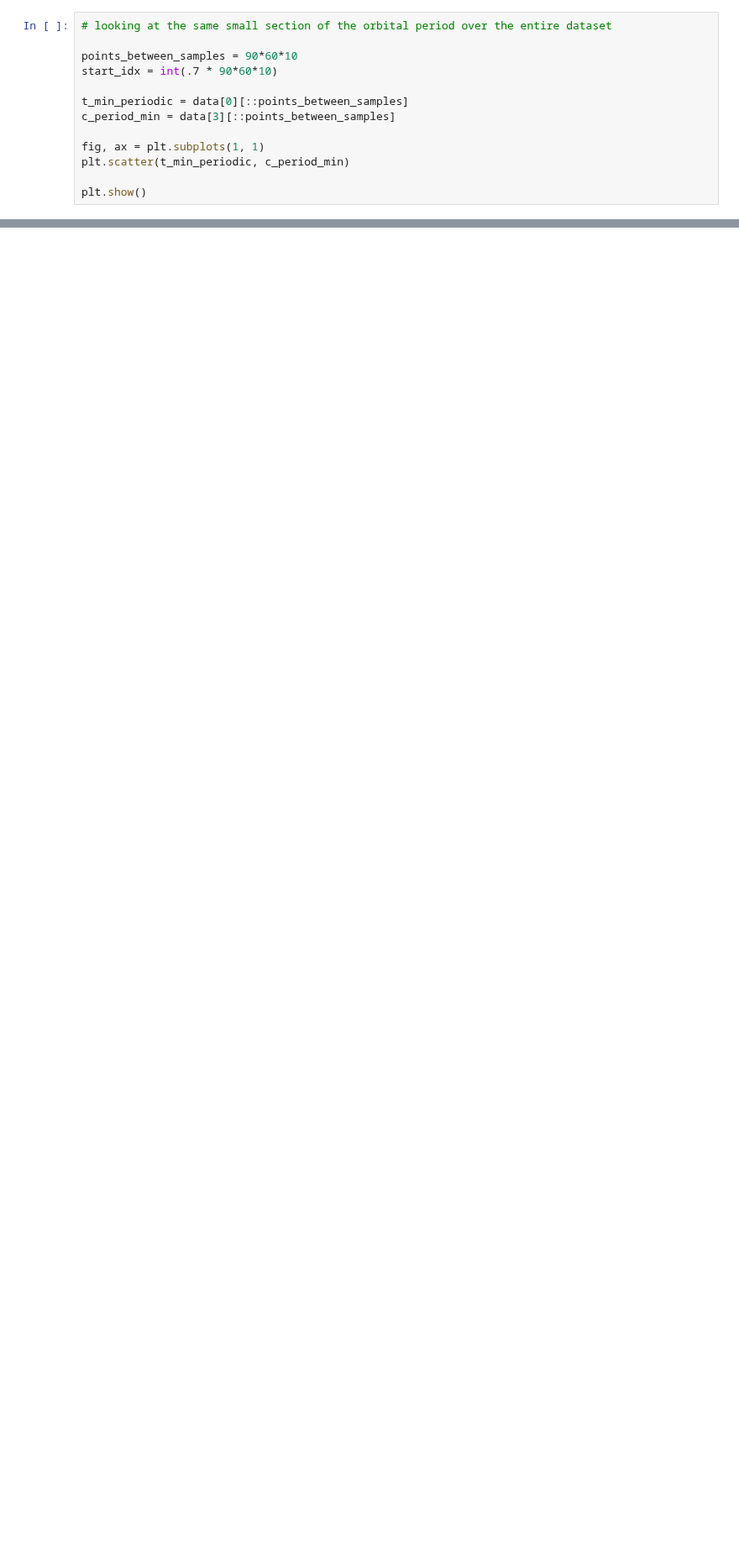
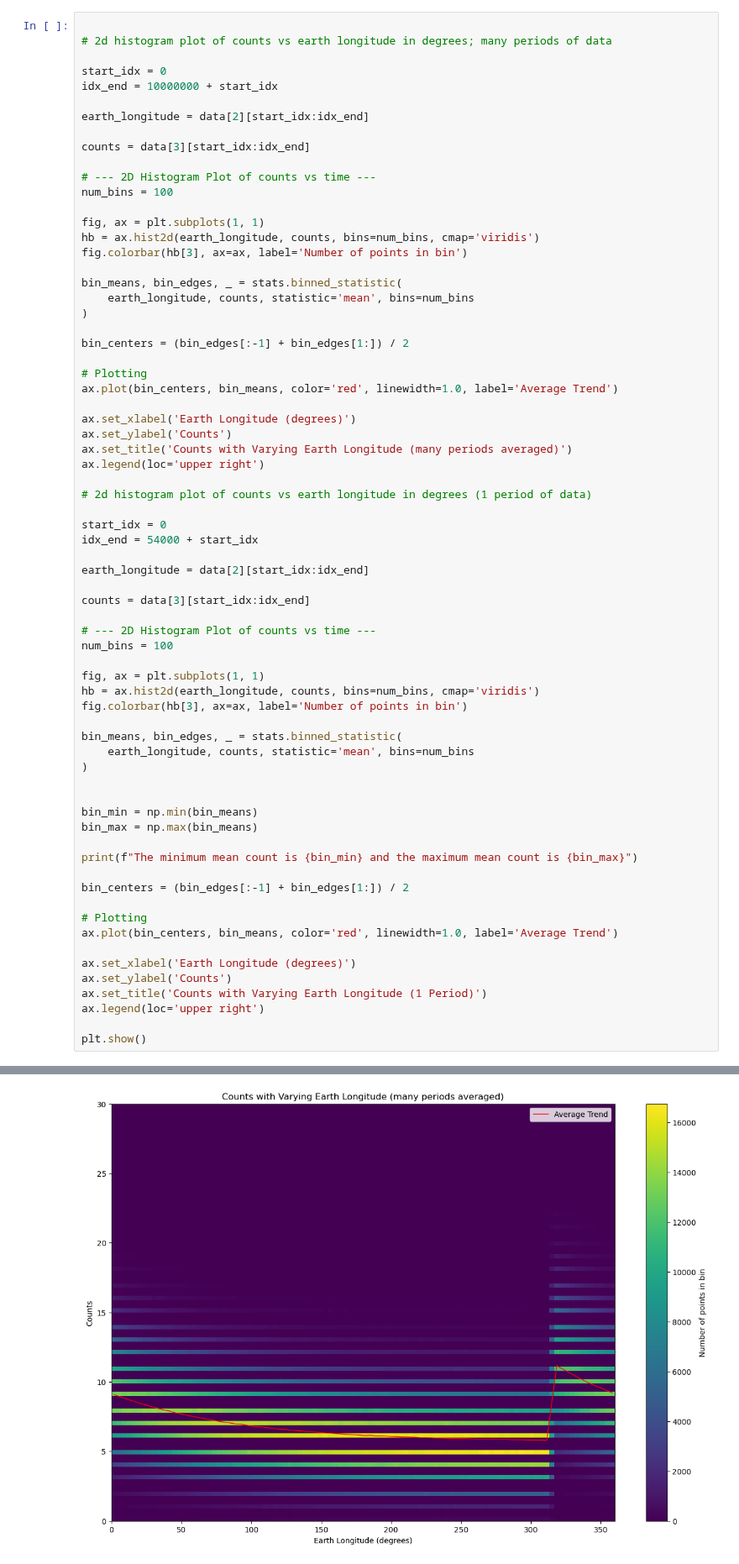
Before and after one commit to OwenCJ/Adv_lab-phys-434, a Jupyter notebook: Lab_4.ipynb, the cells around one changed output, grey strips where cells are left out. Shown at 84% size. Drawn from its saved outputs; the diff is of its cells as text; blank space fills up the shorter version.

```diff
--- a/Lab_4.ipynb
+++ b/Lab_4.ipynb
@@ -211,14 +224,70 @@ plt.show()
 # %%
-# looking at the same small section of the orbital period over the entire dataset
 
-points_between_samples = 90*60*10
-start_idx = int(.7 * 90*60*10)
+# 2d histogram plot of counts vs earth longitude in degrees; many periods of data
 
-t_min_periodic = data[0][::points_between_samples]
-c_period_min = data[3][::points_between_samples]
+start_idx = 0
+idx_end = 10000000 + start_idx
+
+earth_longitude = data[2][start_idx:idx_end]
+
+counts = data[3][start_idx:idx_end]
+
+# --- 2D Histogram Plot of counts vs time ---
+num_bins = 100
 
 fig, ax = plt.subplots(1, 1)
-plt.scatter(t_min_periodic, c_period_min)
+hb = ax.hist2d(earth_longitude, counts, bins=num_bins, cmap='viridis')
+fig.colorbar(hb[3], ax=ax, label='Number of points in bin')
+
+bin_means, bin_edges, _ = stats.binned_statistic(
+    earth_longitude, counts, statistic='mean', bins=num_bins
+)
+
+bin_centers = (bin_edges[:-1] + bin_edges[1:]) / 2
+
+# Plotting
+ax.plot(bin_centers, bin_means, color='red', linewidth=1.0, label='Average Trend')
+
+ax.set_xlabel('Earth Longitude (degrees)')
+ax.set_ylabel('Counts')
+ax.set_title('Counts with Varying Earth Longitude (many periods averaged)')
+ax.legend(loc='upper right')
+
+# 2d histogram plot of counts vs earth longitude in degrees (1 period of data)
+
+start_idx = 0
+idx_end = 54000 + start_idx
+
+earth_longitude = data[2][start_idx:idx_end]
+
+counts = data[3][start_idx:idx_end]
+
+# --- 2D Histogram Plot of counts vs time ---
+num_bins = 100
+
+fig, ax = plt.subplots(1, 1)
+hb = ax.hist2d(earth_longitude, counts, bins=num_bins, cmap='viridis')
+fig.colorbar(hb[3], ax=ax, label='Number of points in bin')
+
+bin_means, bin_edges, _ = stats.binned_statistic(
+    earth_longitude, counts, statistic='mean', bins=num_bins
+)
+
+
+bin_min = np.min(bin_means)
+bin_max = np.max(bin_means)
+
+print(f"The minimum mean count is {bin_min} and the maximum mean count is {bin_max}")
+
+bin_centers = (bin_edges[:-1] + bin_edges[1:]) / 2
+
+# Plotting
+ax.plot(bin_centers, bin_means, color='red', linewidth=1.0, label='Average Trend')
+
+ax.set_xlabel('Earth Longitude (degrees)')
+ax.set_ylabel('Counts')
+ax.set_title('Counts with Varying Earth Longitude (1 Period)')
+ax.legend(loc='upper right')
 
 plt.show()
 # %% [output]
@@ -225,0 +295 @@ ValueError: cannot reshape array of size 25920001 into shape (100)
+[figure, added]
```
Also changed, not shown: parts of 30 cells of this notebook.
